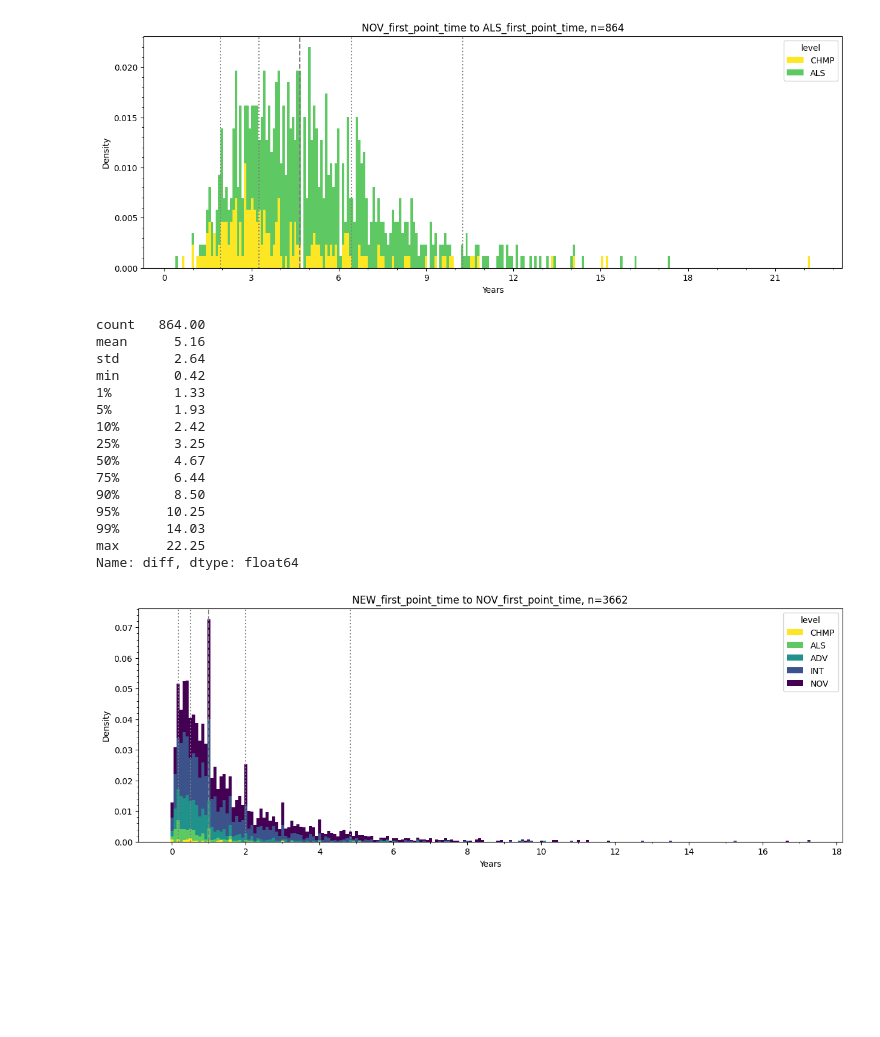
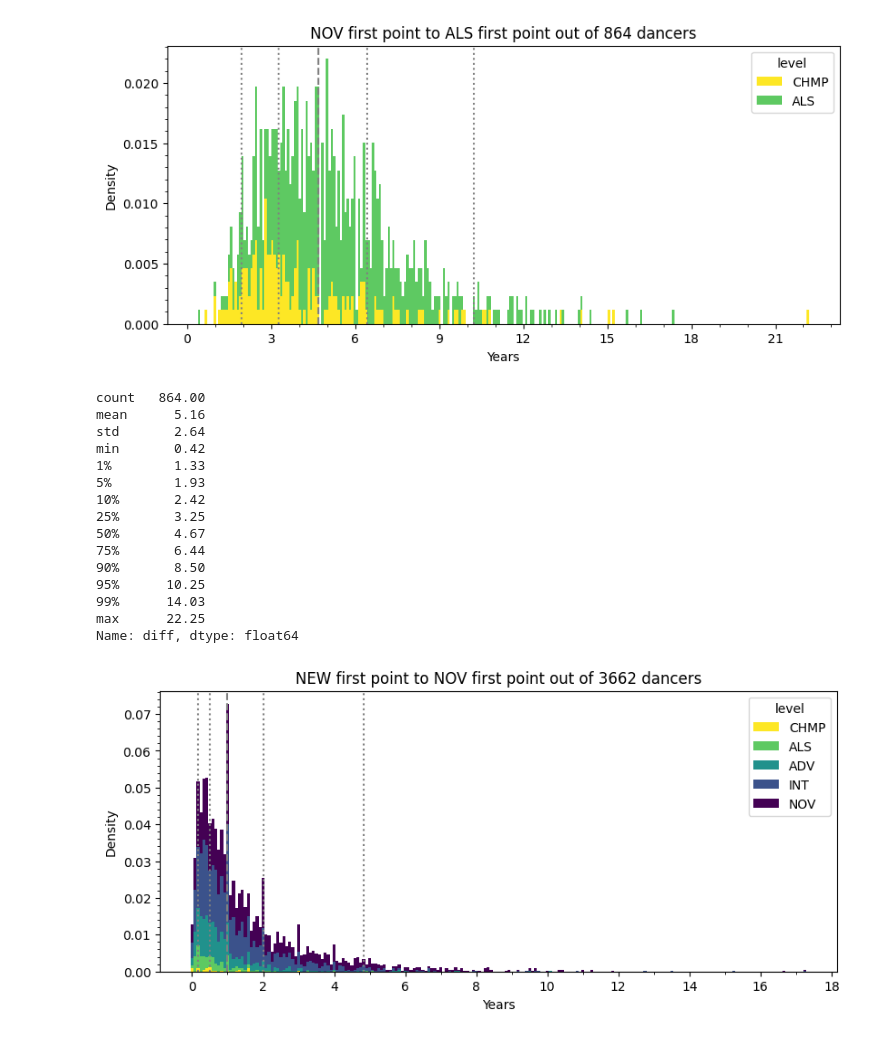
Before and after one commit to tomtseng/wsdc-points, a Jupyter notebook: get-stats.ipynb, the cells around one changed output. Saved outputs shown, nothing was run; the diff lists cells and outputs as text; code cells hidden in the pictures; blank space fills up the shorter version.

Commit message:
get-stats: Plot styling

```diff
--- a/get-stats.ipynb
+++ b/get-stats.ipynb
@@ -7,6 +7,8 @@ import matplotlib.ticker
 import matplotlib.pyplot as plt
 import pandas as pd
 from tqdm.notebook import tqdm
+
+plt.style.use([{"figure.figsize": (9.6, 4)}])
 
 LEVELS = ["NEW", "NOV", "INT", "ADV", "ALS", "CHMP"]
 LEVEL_TO_RANK = {level: i for i, level in enumerate(LEVELS)}
@@ -20,8 +22,6 @@ LEVEL_TO_POINTS_THRESHOLD = {
 }
 
 YEAR_TO_MONTHS = 12
-
-plt.style.use([{"figure.figsize": (15, 5)}])
 # %%
 def column_sort_key(column_name):
     """Sort function for dataframe columns."""
@@ -129,7 +134,7 @@ def plot(diffs):
         weights=np.ones(len(diffs)) / len(diffs),
         bins=(diffs["diff"].max() * YEAR_TO_MONTHS).astype(int),
         align="left",
-        title=f"{col_1} to {col_2}, n={len(diffs)}",
+        title=f"{column_to_display_name(col_1)} to {column_to_display_name(col_2)} out of {len(diffs)} dancers",
         xlabel="Years",
         ylabel="Density",
         color=level_colors,
@@ -147,37 +152,38 @@ def plot(diffs):
     plt.gca().xaxis.set_minor_locator(
         matplotlib.ticker.MaxNLocator(nbins=30, integer=True)
     )
+    # plt.savefig(f"{col_1}-{col_2}.png", bbox_inches="tight")
     plt.show()
     with pd.option_context("display.float_format", "{:0.2f}".format):
         print(percentiles)
 
 
 for level_1, level_2 in [
     ("NOV", "ALS"),
     ("NEW", "NOV"),
     ("NOV", "INT"),
     ("INT", "ADV"),
     ("ADV", "ALS"),
     ("ALS", "CHMP"),
 ]:
     # Plot histogram of time between first level_1 point and first level_2 point.
     # Histogram is stacked by `level` column.
     col_1 = f"{level_1}_first_point_time"
     col_2 = f"{level_2}_first_point_time"
     # Create dataframe with only `level` column and the diff of the two relevant
     # columns
     diffs = df[["level", col_2, col_1]].copy()
     diffs["diff"] = diffs[col_2].dt.to_period("M") - diffs[col_1].dt.to_period("M")
     diffs["diff"] = (
         diffs[~diffs["diff"].isnull()]["diff"]
         .apply(lambda x: x.n / YEAR_TO_MONTHS)
         .astype(float)
     )
     diffs = diffs[diffs["diff"] >= 0]
 
     plot(diffs)
 # %% [output]
-[figure, old version]
+[figure, new version]
 count   864.00
 mean      5.16
 std       2.64
@@ -193,7 +199,7 @@ min       0.42
 99%      14.03
 max      22.25
 Name: diff, dtype: float64
-[figure, old version]
+[figure, new version]
 count   3662.00
 mean       1.57
 std        1.72
```
Also changed, not shown: parts of 2 cells of this notebook.
